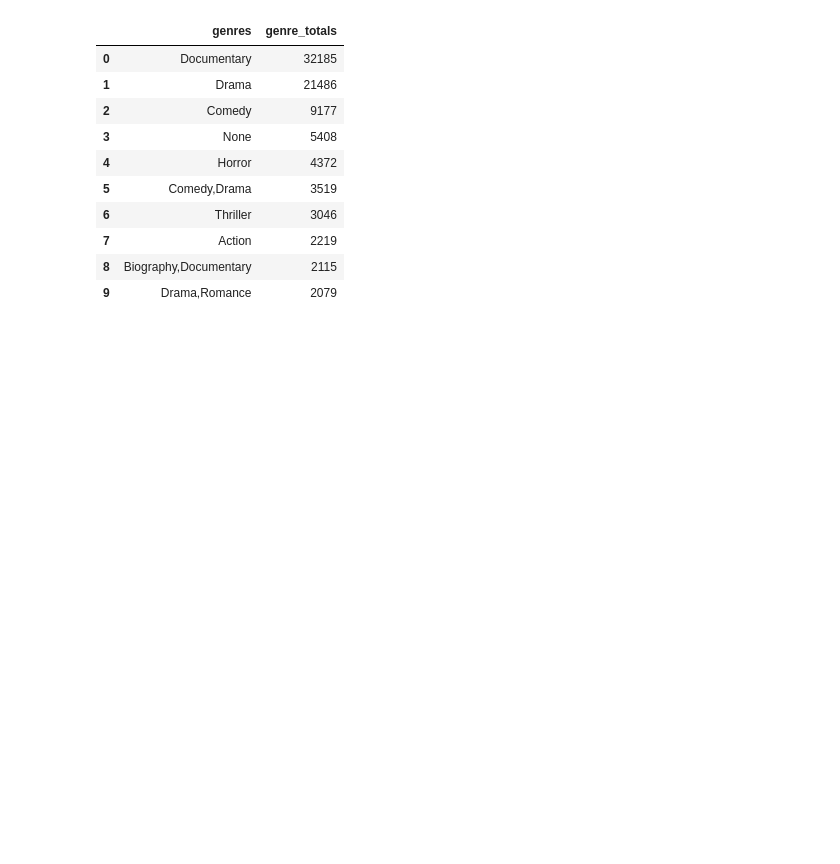
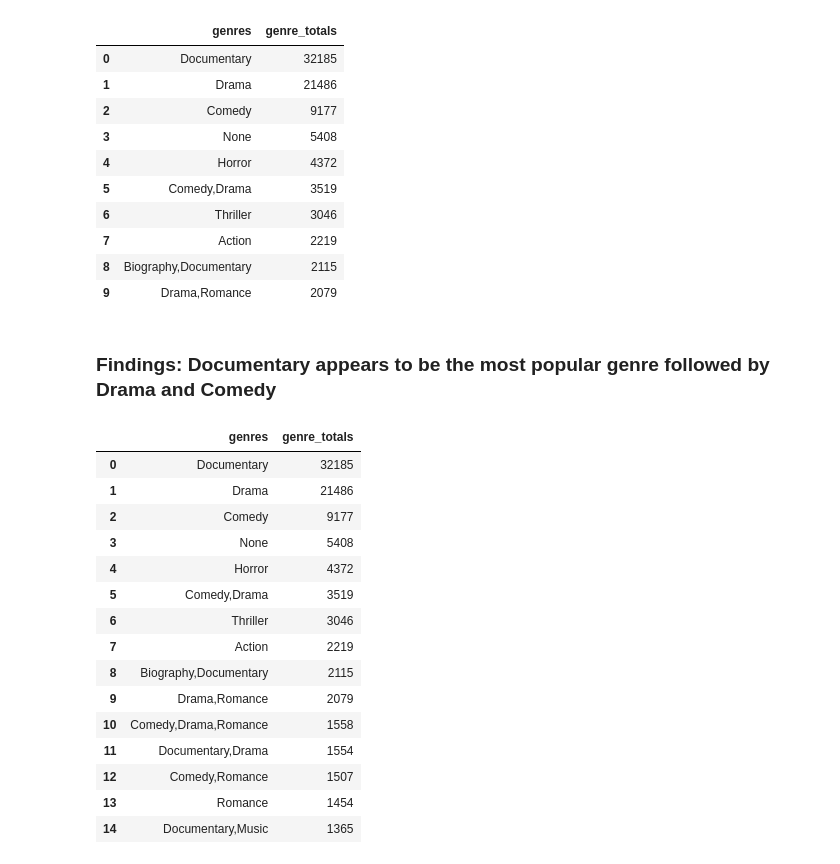
Before and after one commit to matjoee/dsc-phase-1-project, a Jupyter notebook: student.ipynb, the cells around one changed output. Cells and saved outputs as stored; diff of their text form; code cells hidden in the pictures; blank space fills up the shorter version.

Commit message:
My first finding and loading data to a data frame for further analysis before we conclude on the recommendation

```diff
--- a/student.ipynb
+++ b/student.ipynb
@@ -126,6 +126,30 @@ pd.read_sql(movie_genre, conn).head(10)
 | 7 | Action | 2219 |
 | 8 | Biography,Documentary | 2115 |
 | 9 | Drama,Romance | 2079 |
+# %% [markdown]
+### Findings: Documentary appears to be the most popular genre followed by Drama and Comedy
+# %%
+# Loading the above data to a data frame for further analysis
+results = conn.execute(movie_genre).fetchall()
+df = pd.DataFrame(results, columns=["genres", "genre_totals"])
+df
+# %% [output]
+|  | genres | genre_totals |
+| 0 | Documentary | 32185 |
+| 1 | Drama | 21486 |
+| 2 | Comedy | 9177 |
+| 3 | None | 5408 |
+| 4 | Horror | 4372 |
+| 5 | Comedy,Drama | 3519 |
+| 6 | Thriller | 3046 |
+| 7 | Action | 2219 |
+| 8 | Biography,Documentary | 2115 |
+| 9 | Drama,Romance | 2079 |
+| 10 | Comedy,Drama,Romance | 1558 |
+| 11 | Documentary,Drama | 1554 |
+| 12 | Comedy,Romance | 1507 |
+| 13 | Romance | 1454 |
+| 14 | Documentary,Music | 1365 |
 # %%
 # Your code here - remember to use markdown cells for comments as well!
 # %%
```
